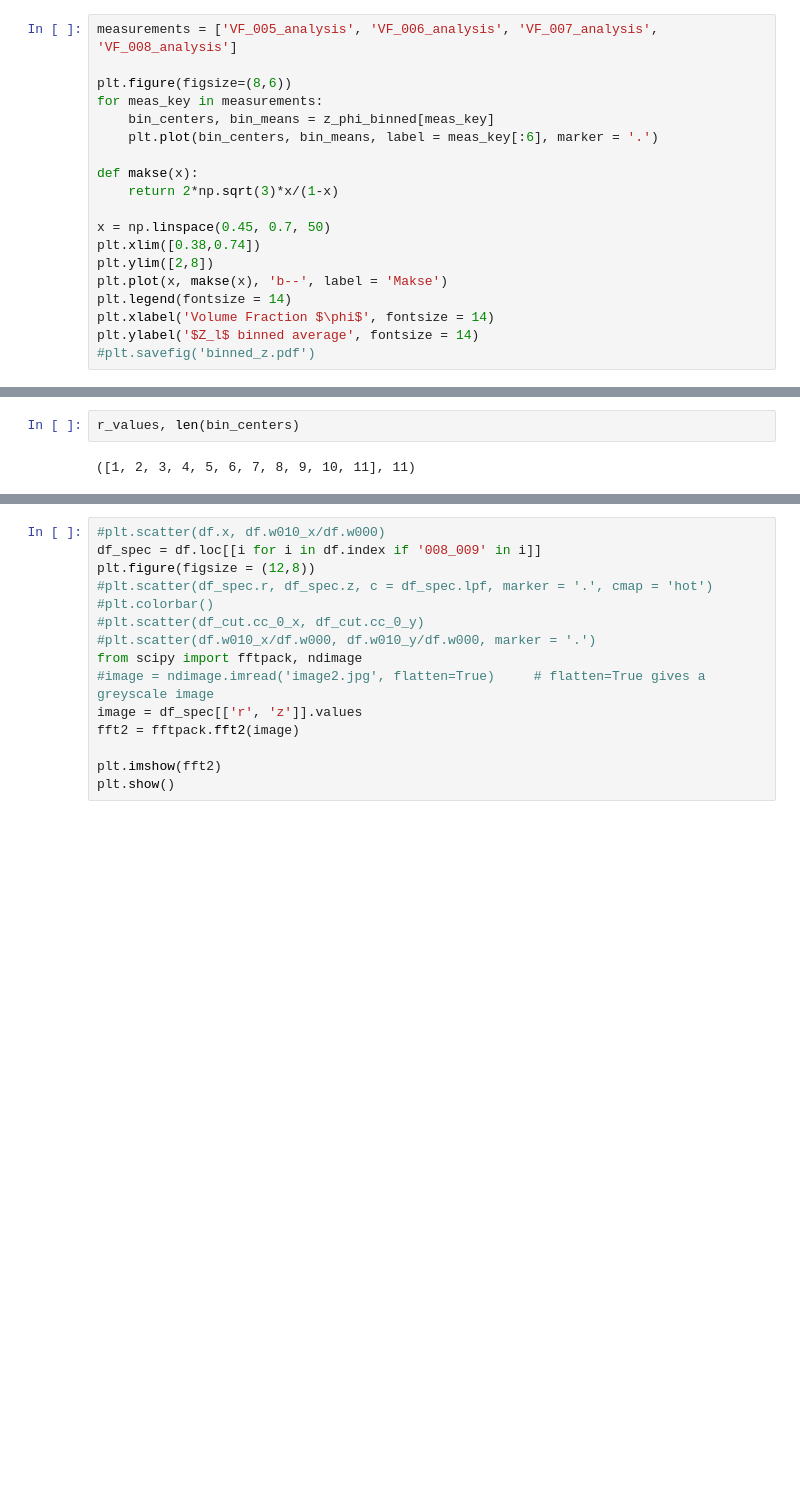
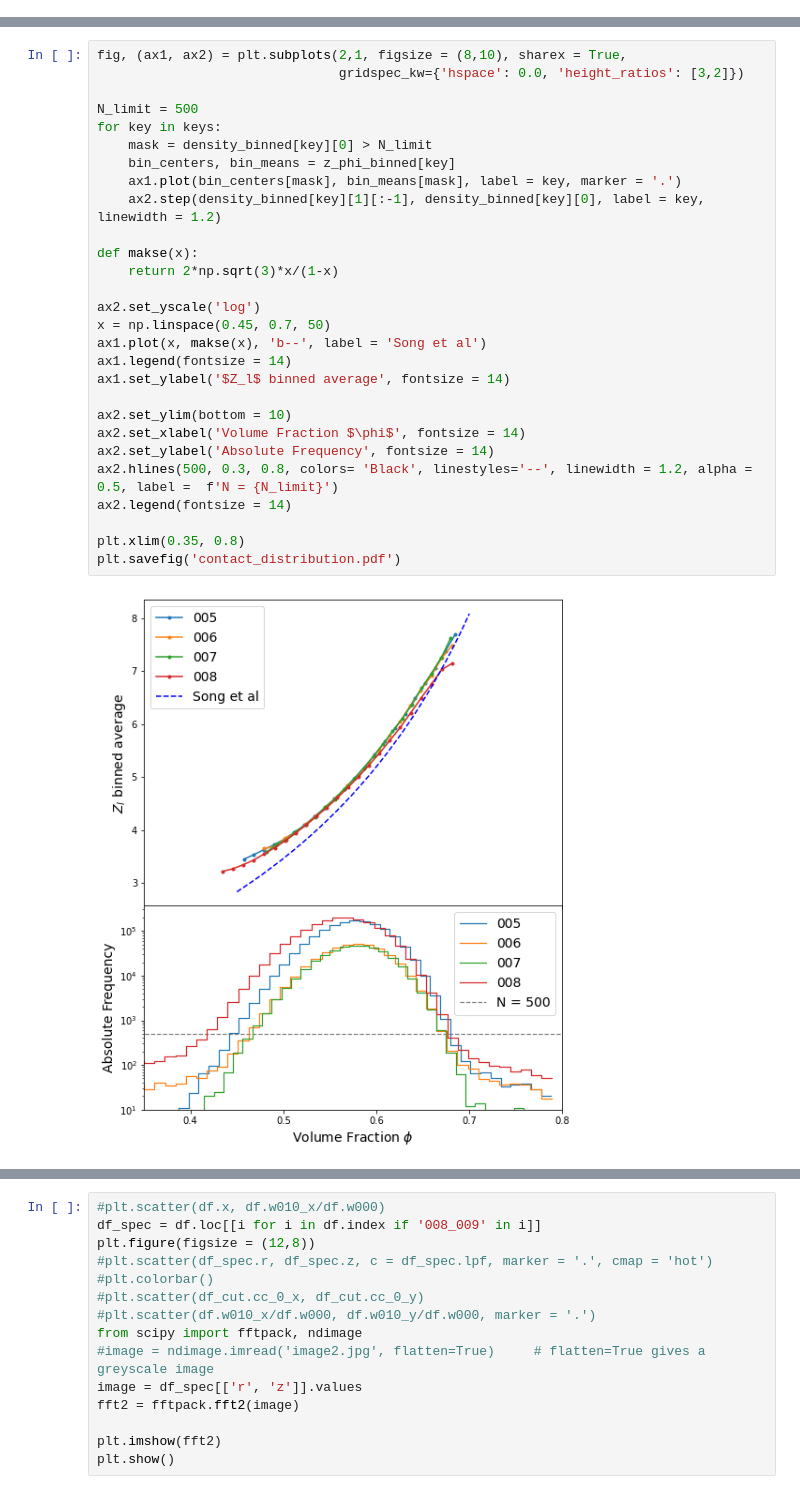
Before and after one commit to AnsgarKuehn/CN_Analysis, a Jupyter notebook: Notebooks/Analysis.ipynb, the cells around one changed output, grey strips where cells are left out. Drawn from its saved outputs; the diff is of its cells as text; blank space fills up the shorter version.

Commit message:
contact distribution plot

```diff
--- a/Notebooks/Analysis.ipynb
+++ b/Notebooks/Analysis.ipynb
@@ -34,19 +0,0 @@ for meas_key in measurements[:]:
-# %%
-measurements = ['VF_005_analysis', 'VF_006_analysis', 'VF_007_analysis', 'VF_008_analysis']
-
-plt.figure(figsize=(8,6))
-for meas_key in measurements:
-    bin_centers, bin_means = z_phi_binned[meas_key]
-    plt.plot(bin_centers, bin_means, label = meas_key[:6], marker = '.')
-
-def makse(x):
-    return 2*np.sqrt(3)*x/(1-x)
-
-x = np.linspace(0.45, 0.7, 50)
-plt.xlim([0.38,0.74])
-plt.ylim([2,8])
-plt.plot(x, makse(x), 'b--', label = 'Makse')
-plt.legend(fontsize = 14)
-plt.xlabel('Volume Fraction $\phi$', fontsize = 14)
-plt.ylabel('$Z_l$ binned average', fontsize = 14)
-#plt.savefig('binned_z.pdf')
@@ -93,5 +10,31 @@ plt.show()
 # %%
-r_values, len(bin_centers)
+fig, (ax1, ax2) = plt.subplots(2,1, figsize = (8,10), sharex = True,
+                               gridspec_kw={'hspace': 0.0, 'height_ratios': [3,2]})
+
+N_limit = 500
+for key in keys:
+    mask = density_binned[key][0] > N_limit
+    bin_centers, bin_means = z_phi_binned[key]
+    ax1.plot(bin_centers[mask], bin_means[mask], label = key, marker = '.')
+    ax2.step(density_binned[key][1][:-1], density_binned[key][0], label = key, linewidth = 1.2)
+
+def makse(x):
+    return 2*np.sqrt(3)*x/(1-x)
+
+ax2.set_yscale('log')
+x = np.linspace(0.45, 0.7, 50)
+ax1.plot(x, makse(x), 'b--', label = 'Song et al')
+ax1.legend(fontsize = 14)
+ax1.set_ylabel('$Z_l$ binned average', fontsize = 14)
+
+ax2.set_ylim(bottom = 10)
+ax2.set_xlabel('Volume Fraction $\phi$', fontsize = 14)
+ax2.set_ylabel('Absolute Frequency', fontsize = 14)
+ax2.hlines(500, 0.3, 0.8, colors= 'Black', linestyles='--', linewidth = 1.2, alpha = 0.5, label =  f'N = {N_limit}')
+ax2.legend(fontsize = 14)
+
+plt.xlim(0.35, 0.8)
+plt.savefig('contact_distribution.pdf')
 # %% [output]
-([1, 2, 3, 4, 5, 6, 7, 8, 9, 10, 11], 11)
+[figure, added]
 # %%
```
Also changed, not shown: parts of 20 cells of this notebook, 5 other files.
